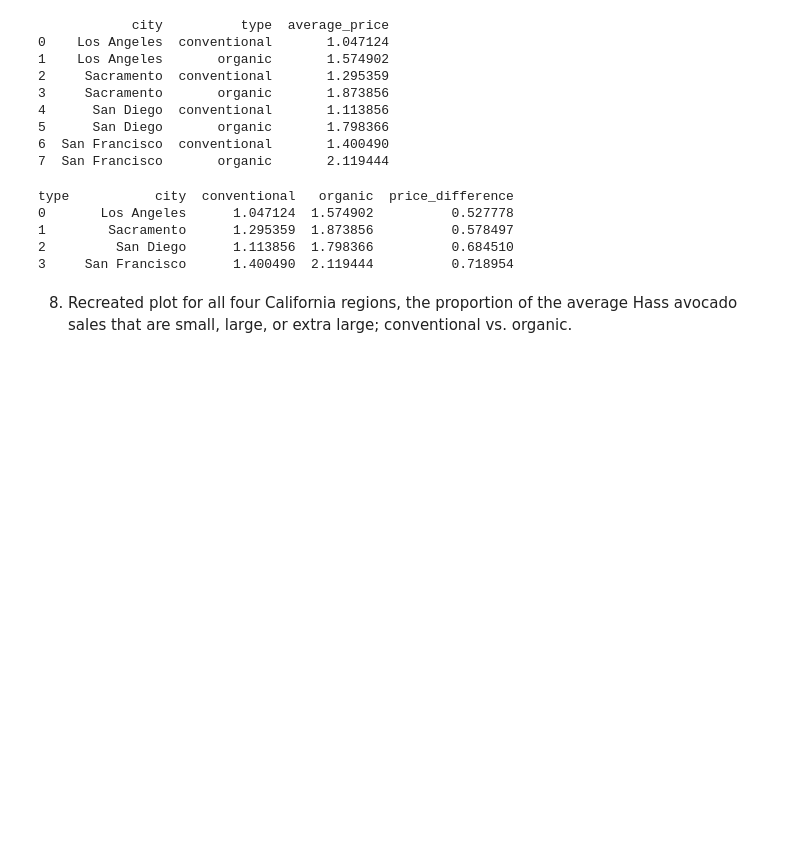
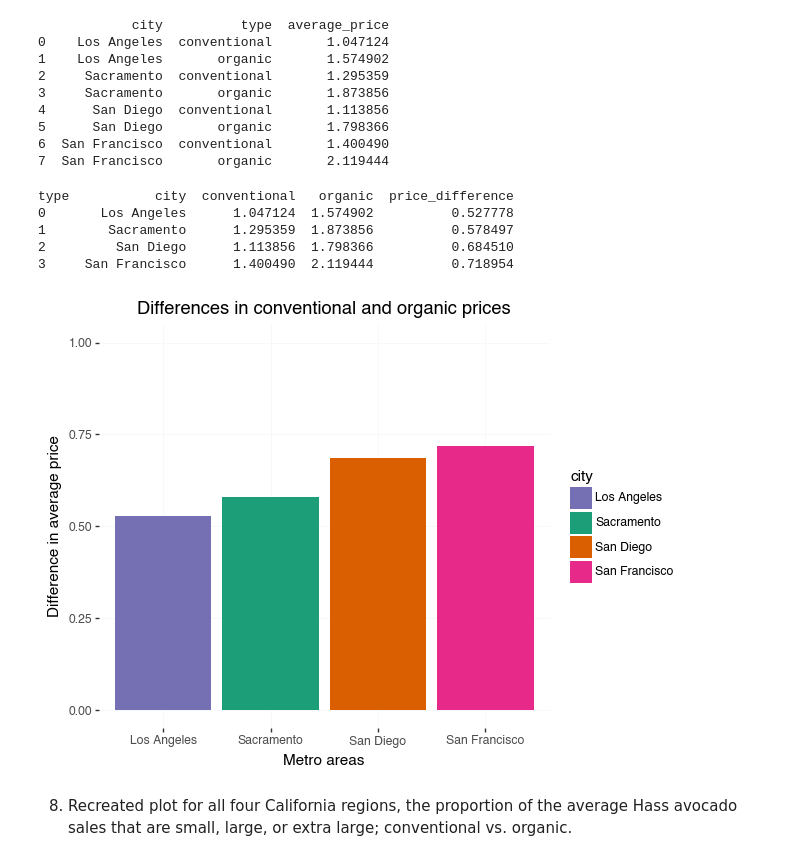
Before and after one commit to PharaohPooh/GSB_544, a Jupyter notebook: Week_2/Lab_2_Avocado_Prices/Lab_2_Avocado_Prices.ipynb, the cells around one changed output. Drawn from its saved outputs; the diff is of its cells as text; code cells hidden in the pictures; blank space fills up the shorter version.

```diff
--- a/Week_2/Lab_2_Avocado_Prices/Lab_2_Avocado_Prices.ipynb
+++ b/Week_2/Lab_2_Avocado_Prices/Lab_2_Avocado_Prices.ipynb
@@ -212,6 +212,24 @@ type           city  conventional   organic  price_difference
 1        Sacramento      1.295359  1.873856          0.578497
 2         San Diego      1.113856  1.798366          0.684510
 3     San Francisco      1.400490  2.119444          0.718954
+# %%
+(p9.ggplot(price_diff,
+p9.aes(
+  x = "city",
+  y = "price_difference",
+  fill = "city"
+))
++ p9.geom_col()
+    + p9.labs(
+        title="Differences in conventional and organic prices",
+        x="Metro areas", y="Difference in average price")
+    + p9.scale_fill_manual(values={"Los Angeles":"#7570b3", "Sacramento":"#1c9e78",
+            "San Diego":"#d95f01", "San Francisco":"#e7298a"})
+    + p9.scale_y_continuous(limits=(0, 1))
+    + p9.theme(panel_background=p9.element_rect(fill="white"), panel_grid_major=p9.element_line(color="#f2f7f8", size=0.5))
+    )
+# %% [output]
+[figure, added]
 # %% [markdown]
 8. Recreated plot for all four California regions, the proportion of the average Hass avocado sales that are small, large, or extra large; conventional vs. organic.
 # %% [markdown]
```
Also changed, not shown: 1 other file.
